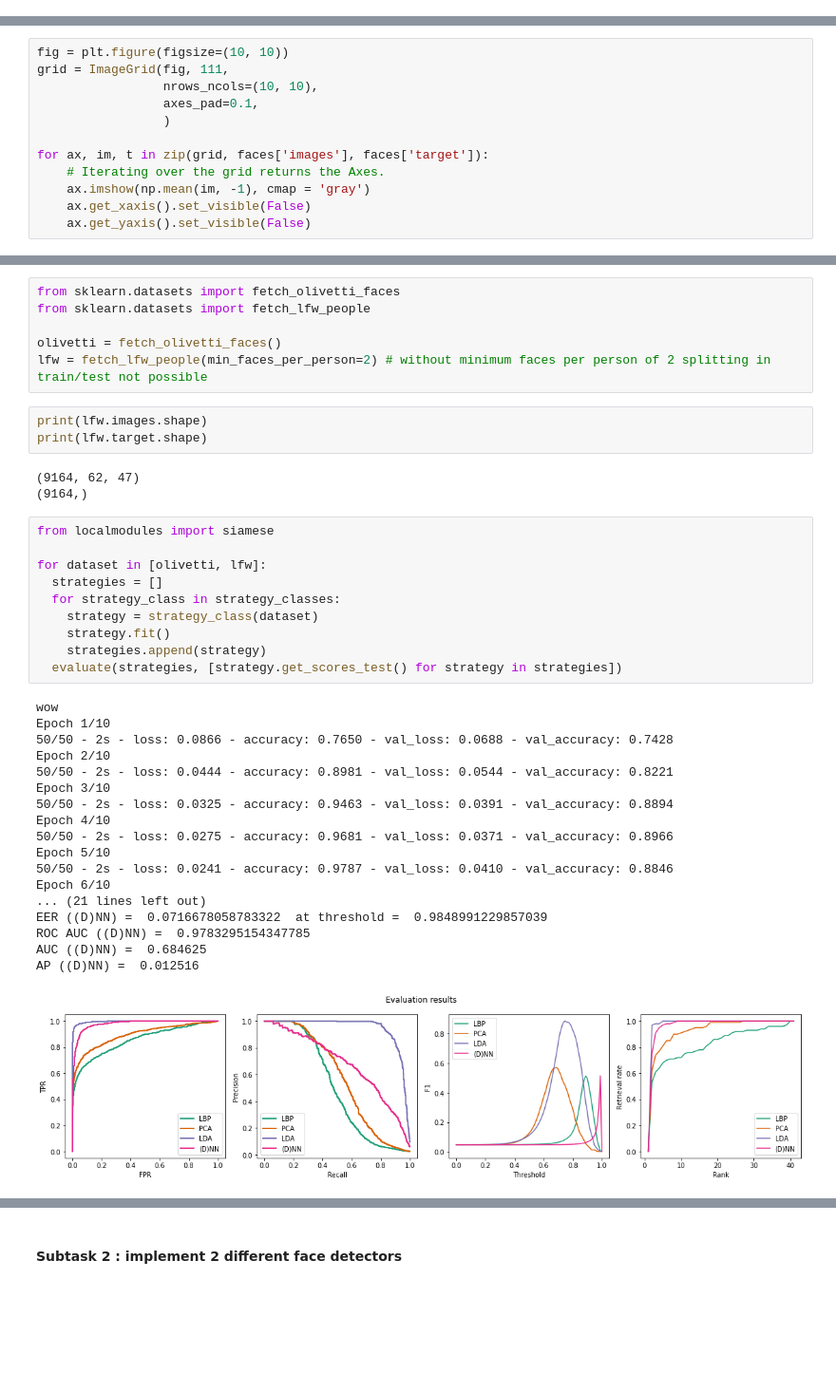
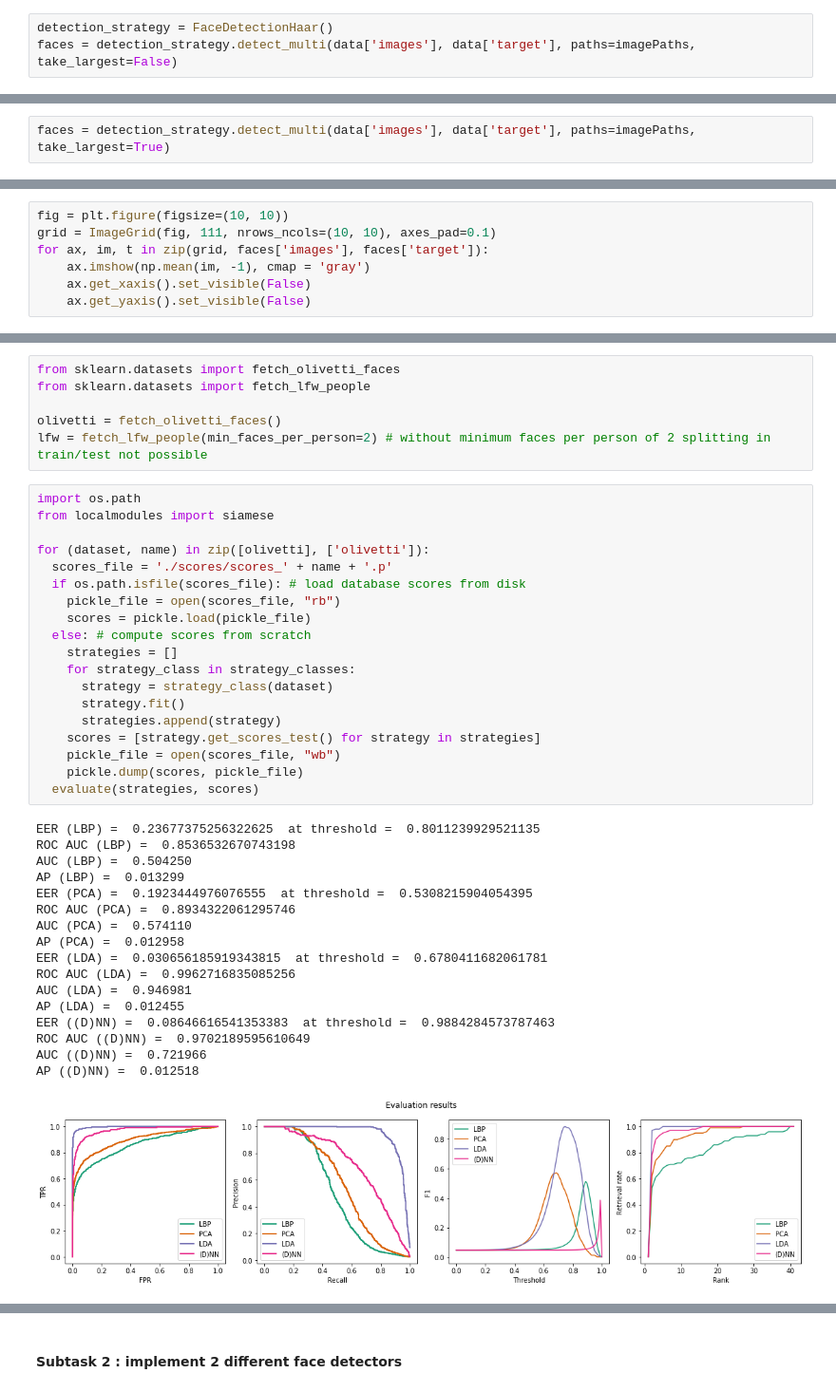
Before and after one commit to BrunoVandekerkhove/biometric-systems, a Jupyter notebook: face_recognition/facial_recognition.ipynb, the cells around one changed output, grey strips where cells are left out. Shown at 95% size. Drawn from its saved outputs; the diff is of its cells as text; blank space fills up the shorter version.

```diff
--- a/face_recognition/facial_recognition.ipynb
+++ b/face_recognition/facial_recognition.ipynb
@@ -168,0 +137,3 @@ faces = Bunch(data       = np.array(feat_data),
+# %%
+detection_strategy = FaceDetectionHaar()
+faces = detection_strategy.detect_multi(data['images'], data['target'], paths=imagePaths, take_largest=False)
@@ -169,3 +158,5 @@ faces = Bunch(data       = np.array(feat_data),
+# %%
+faces = detection_strategy.detect_multi(data['images'], data['target'], paths=imagePaths, take_largest=True)
 # %%
 # Extract number of samples and image dimensions (for later display)
 n_samples, h, w, n_channels = faces.images.shape
@@ -191,12 +173,7 @@ n_features: 2209
 # %%
 fig = plt.figure(figsize=(10, 10))
-grid = ImageGrid(fig, 111,
-                 nrows_ncols=(10, 10),
-                 axes_pad=0.1,
-                 )
-
+grid = ImageGrid(fig, 111, nrows_ncols=(10, 10), axes_pad=0.1)
 for ax, im, t in zip(grid, faces['images'], faces['target']):
-    # Iterating over the grid returns the Axes.
     ax.imshow(np.mean(im, -1), cmap = 'gray')
     ax.get_xaxis().set_visible(False)
     ax.get_yaxis().set_visible(False)
@@ -913,38 +833,40 @@ from sklearn.datasets import fetch_lfw_people
 
 olivetti = fetch_olivetti_faces()
 lfw = fetch_lfw_people(min_faces_per_person=2) # without minimum faces per person of 2 splitting in train/test not possible
-# %%
-print(lfw.images.shape)
-print(lfw.target.shape)
-# %% [output]
-(9164, 62, 47)
-(9164,)
 # %%
+import os.path
 from localmodules import siamese
 
-for dataset in [olivetti, lfw]:
-  strategies = []
-  for strategy_class in strategy_classes:
-    strategy = strategy_class(dataset)
-    strategy.fit()
-    strategies.append(strategy)
-  evaluate(strategies, [strategy.get_scores_test() for strategy in strategies])
+for (dataset, name) in zip([olivetti], ['olivetti']):
+  scores_file = './scores/scores_' + name + '.p'
+  if os.path.isfile(scores_file): # load database scores from disk
+    pickle_file = open(scores_file, "rb")
+    scores = pickle.load(pickle_file)
+  else: # compute scores from scratch
+    strategies = []
+    for strategy_class in strategy_classes:
+      strategy = strategy_class(dataset)
+      strategy.fit()
+      strategies.append(strategy)
+    scores = [strategy.get_scores_test() for strategy in strategies]
+    pickle_file = open(scores_file, "wb")
+    pickle.dump(scores, pickle_file)
+  evaluate(strategies, scores)
 # %% [output]
-wow
-Epoch 1/10
-50/50 - 2s - loss: 0.0866 - accuracy: 0.7650 - val_loss: 0.0688 - val_accuracy: 0.7428
-Epoch 2/10
-50/50 - 2s - loss: 0.0444 - accuracy: 0.8981 - val_loss: 0.0544 - val_accuracy: 0.8221
-Epoch 3/10
-50/50 - 2s - loss: 0.0325 - accuracy: 0.9463 - val_loss: 0.0391 - val_accuracy: 0.8894
-Epoch 4/10
-50/50 - 2s - loss: 0.0275 - accuracy: 0.9681 - val_loss: 0.0371 - val_accuracy: 0.8966
-Epoch 5/10
-50/50 - 2s - loss: 0.0241 - accuracy: 0.9787 - val_loss: 0.0410 - val_accuracy: 0.8846
-Epoch 6/10
-... (21 lines left out)
-EER ((D)NN) =  0.0716678058783322  at threshold =  0.9848991229857039
-ROC AUC ((D)NN) =  0.9783295154347785
-AUC ((D)NN) =  0.684625
-AP ((D)NN) =  0.012516
+EER (LBP) =  0.23677375256322625  at threshold =  0.8011239929521135
+ROC AUC (LBP) =  0.8536532670743198
+AUC (LBP) =  0.504250
+AP (LBP) =  0.013299
+EER (PCA) =  0.1923444976076555  at threshold =  0.5308215904054395
+ROC AUC (PCA) =  0.8934322061295746
+AUC (PCA) =  0.574110
+AP (PCA) =  0.012958
+EER (LDA) =  0.030656185919343815  at threshold =  0.6780411682061781
+ROC AUC (LDA) =  0.9962716835085256
+AUC (LDA) =  0.946981
+AP (LDA) =  0.012455
+EER ((D)NN) =  0.08646616541353383  at threshold =  0.9884284573787463
+ROC AUC ((D)NN) =  0.9702189595610649
+AUC ((D)NN) =  0.721966
+AP ((D)NN) =  0.012518
-[figure, old version]
+[figure, new version]
```
Also changed, not shown: parts of 47 cells of this notebook.
